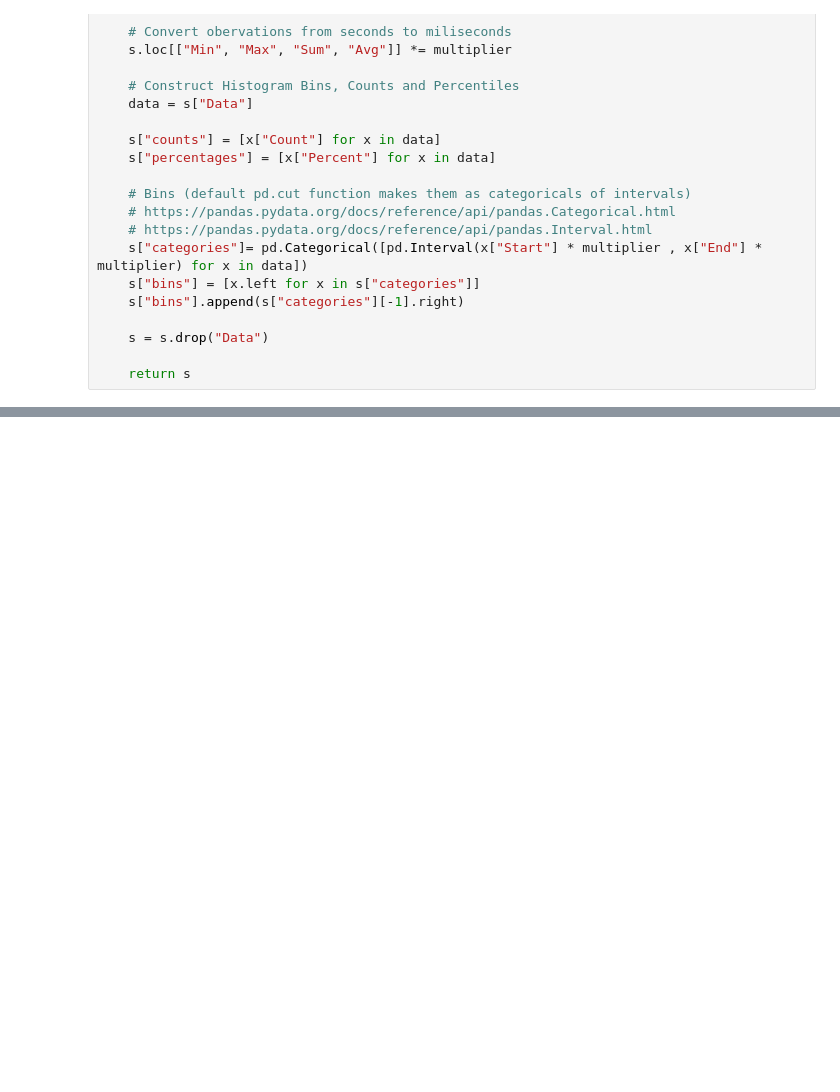
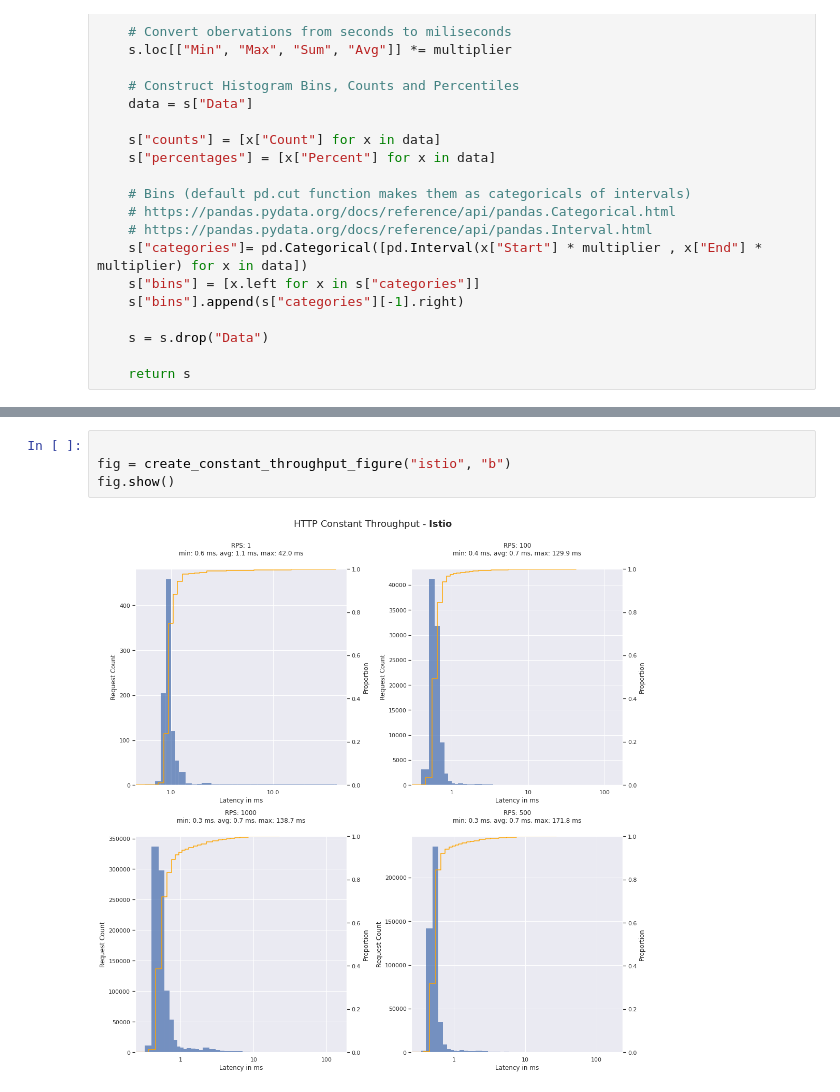
Before and after one commit to RichardBieringa/mesh-bench, a Jupyter notebook: viz/02_http_constant_throughput.ipynb, the cells around one changed output, grey strips where cells are left out. Cells and saved outputs as stored; diff of their text form; blank space fills up the shorter version.

```diff
--- a/viz/02_http_constant_throughput.ipynb
+++ b/viz/02_http_constant_throughput.ipynb
@@ -258,0 +233,6 @@ plt.show()
+# %%
+
+fig = create_constant_throughput_figure("istio", "b")
+fig.show()
+# %% [output]
+[figure, added]
```
Also changed, not shown: parts of 8 cells of this notebook, 4 other files.
